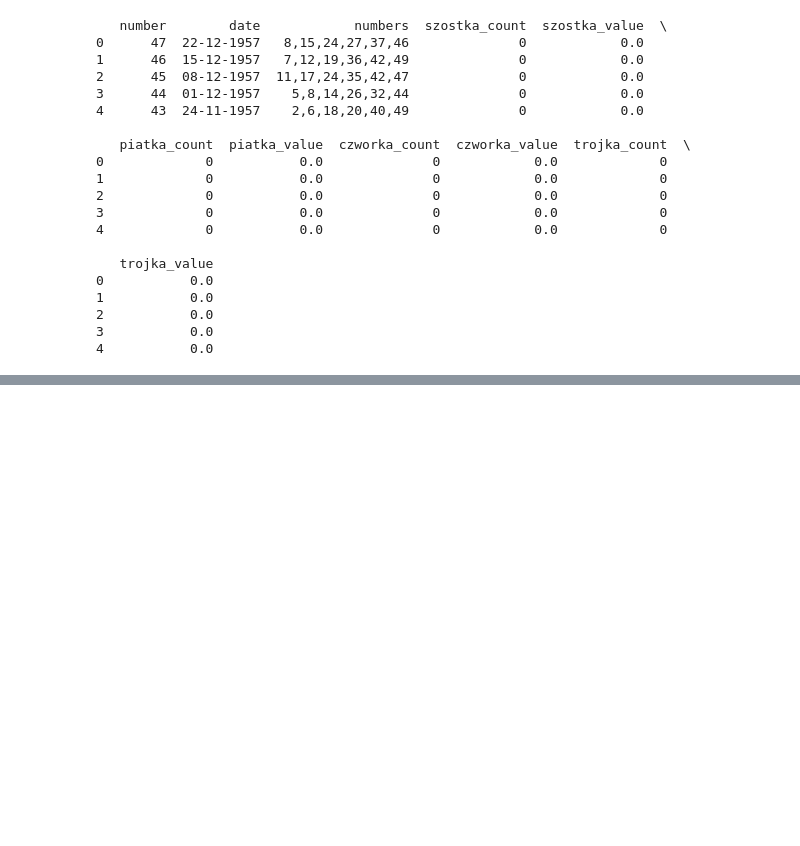
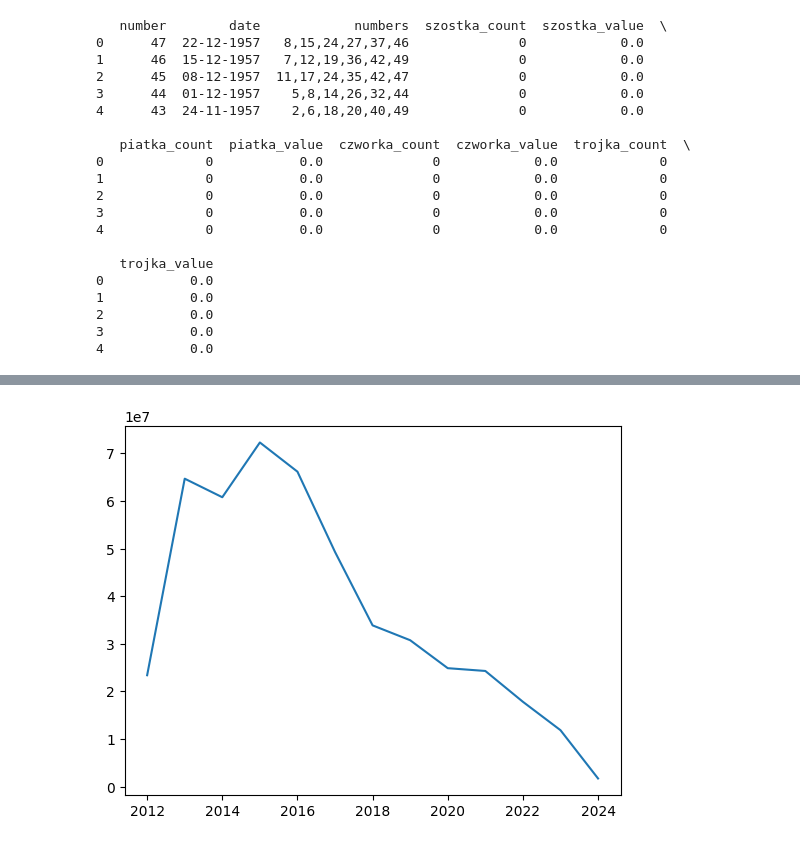
Before and after one commit to DEENUU1/lotto-analytics, a Jupyter notebook: analytics.ipynb, the cells around one changed output, grey strips where cells are left out. Cells and saved outputs as stored; diff of their text form; code cells hidden in the pictures; blank space fills up the shorter version.

```diff
--- a/analytics.ipynb
+++ b/analytics.ipynb
@@ -44,0 +66,4 @@ def count_winnings_by_year(dataset):
+# %%
+get_plot_total_wins_by_year(lotto_plus_count_winnings_by_year)
+# %% [output]
+[figure, added]
```
Also changed, not shown: parts of 5 cells of this notebook.
